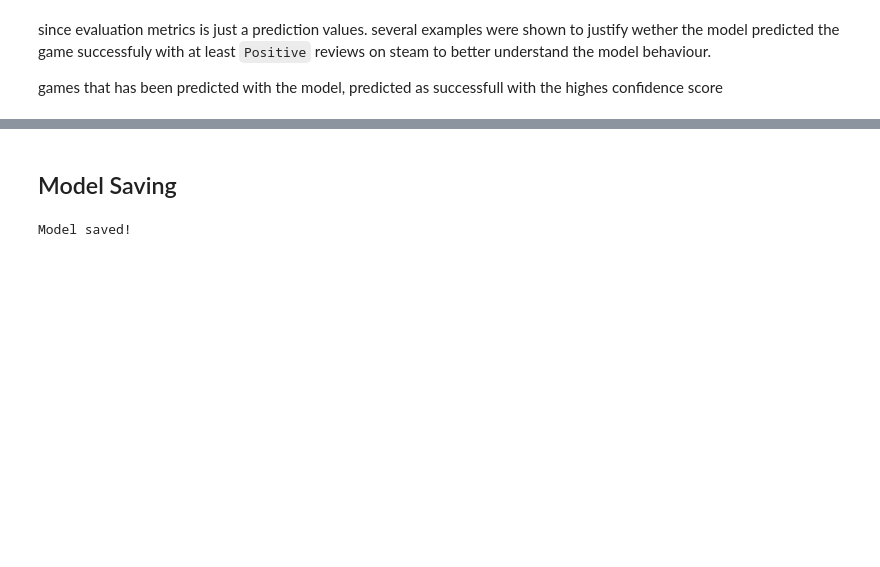
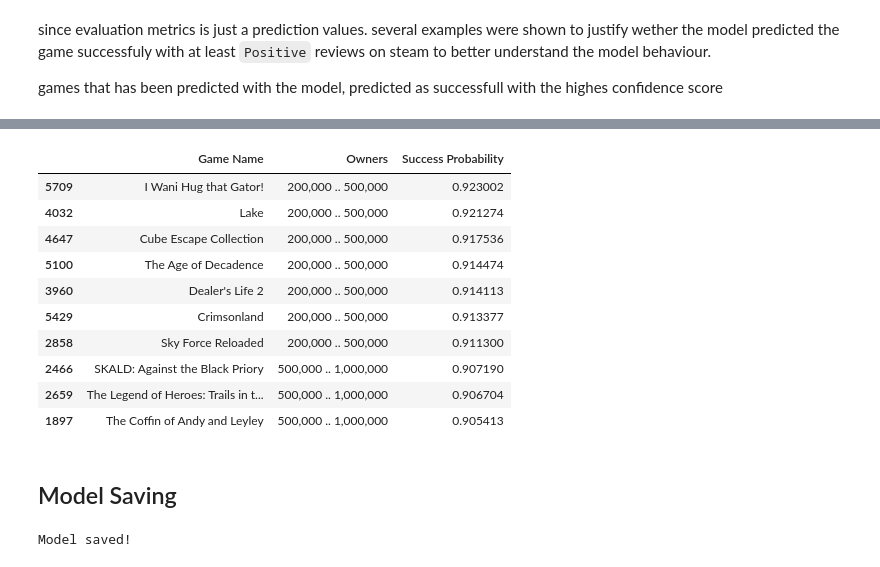
Before and after one commit to lTsumetai/Identifying-Hidden-Gems-in-Steam-Games-Using-Review-Sentiment, a Jupyter notebook: Hidden Gem Prediction.ipynb, the cells around one changed output, grey strips where cells are left out. Cells and saved outputs as stored; diff of their text form; code cells hidden in the pictures; blank space fills up the shorter version.

```diff
--- a/Hidden Gem Prediction.ipynb
+++ b/Hidden Gem Prediction.ipynb
@@ -718,3 +732,39 @@ top_hidden_gems[
+# %%
+# Probability that a game is successful (class 1)
+success_prob = final_model.predict_proba(x_test)[:, 1]
+
+results = x_test.copy()
+
+results['Game Name'] = df.loc[x_test.index, 'name']
+results['Owners'] = df.loc[x_test.index, 'owners']   # <-- added this line
+results['Actual'] = y_test
+results['Predicted'] = y_pred
+results['Success Probability'] = success_prob
+
+# Only games predicted as successful
+top_hidden_gems = results[results['Predicted'] == 1]
+
+# Sort by highest probability
+top_hidden_gems = top_hidden_gems.sort_values(
+    by='Success Probability',
+    ascending=False
+)
+
+top_hidden_gems[
+    ['Game Name', 'Owners', 'Success Probability']   # <-- added 'Owners' here
+].head(10)
+# %% [output]
+|  | Game Name | Owners | Success Probability |
+| 5709 | I Wani Hug that Gator! | 200,000 .. 500,000 | 0.923002 |
+| 4032 | Lake | 200,000 .. 500,000 | 0.921274 |
+| 4647 | Cube Escape Collection | 200,000 .. 500,000 | 0.917536 |
+| 5100 | The Age of Decadence | 200,000 .. 500,000 | 0.914474 |
+| 3960 | Dealer's Life 2 | 200,000 .. 500,000 | 0.914113 |
+| 5429 | Crimsonland | 200,000 .. 500,000 | 0.913377 |
+| 2858 | Sky Force Reloaded | 200,000 .. 500,000 | 0.911300 |
+| 2466 | SKALD: Against the Black Priory | 500,000 .. 1,000,000 | 0.907190 |
+| 2659 | The Legend of Heroes: Trails in t... | 500,000 .. 1,000,000 | 0.906704 |
+| 1897 | The Coffin of Andy and Leyley | 500,000 .. 1,000,000 | 0.905413 |
 # %% [markdown]
 ## Model Saving
 # %%
```
Also changed, not shown: parts of 18 cells of this notebook, 1 other file.
